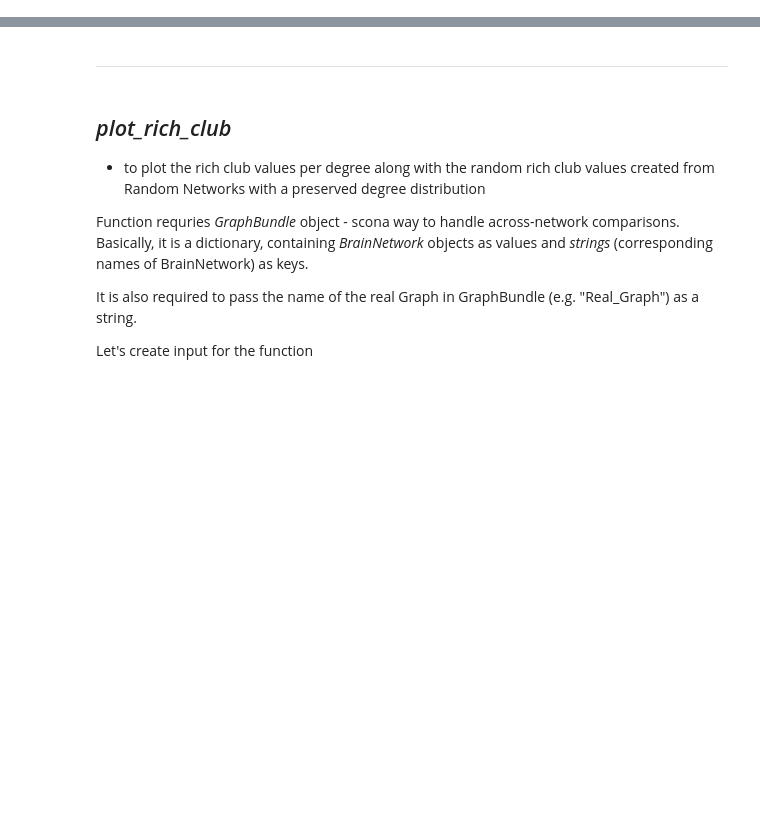
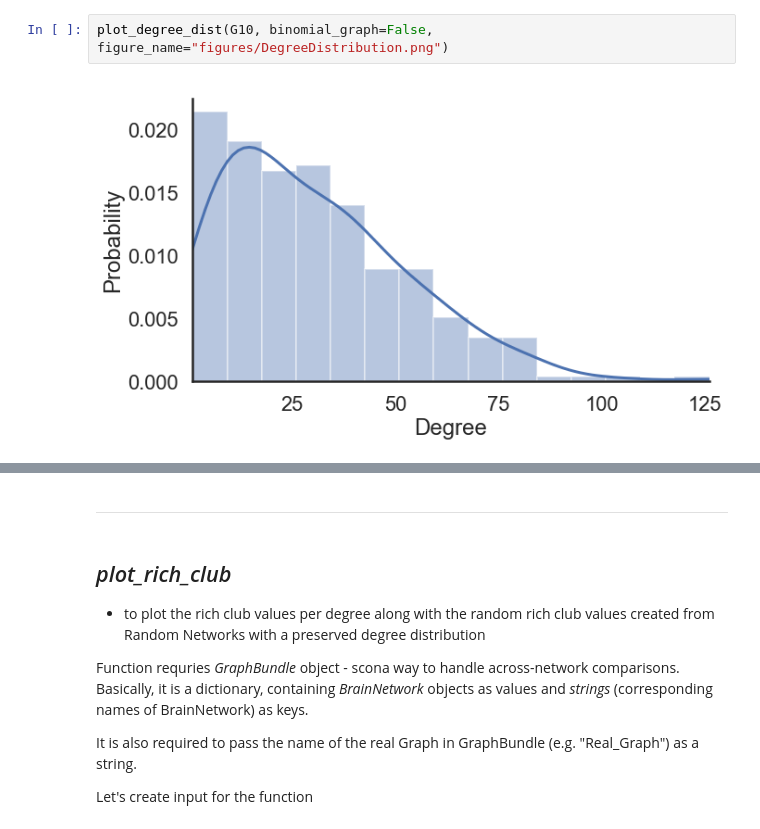
Before and after one commit to WhitakerLab/scona, a Jupyter notebook: tutorials/visualisations_tutorial.ipynb, the cells around one changed output, grey strips where cells are left out. Drawn from its saved outputs; the diff is of its cells as text; blank space fills up the shorter version.

```diff
--- a/tutorials/visualisations_tutorial.ipynb
+++ b/tutorials/visualisations_tutorial.ipynb
@@ -33,0 +171,4 @@ H = G.threshold(10)
+# %%
+plot_degree_dist(G10, binomial_graph=False, figure_name="figures/DegreeDistribution.png")
+# %% [output]
+[figure, added]
```
Also changed, not shown: parts of 101 cells of this notebook.
